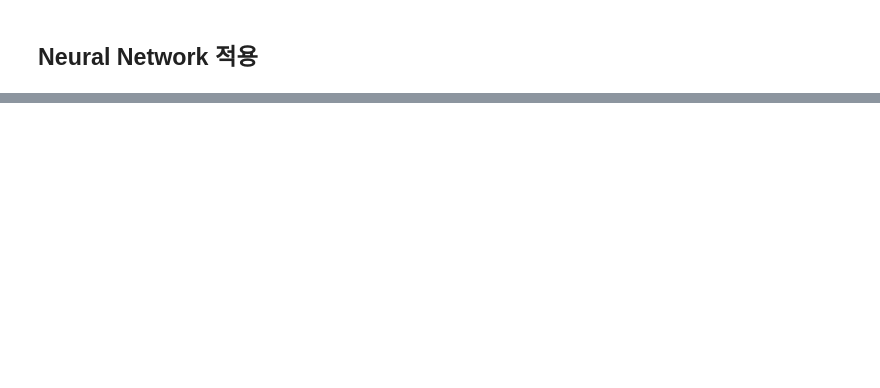
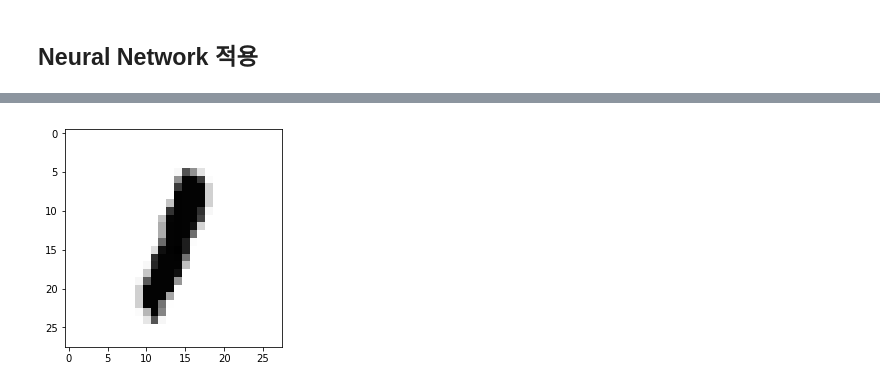
Before and after one commit to yoonyoungkim/DeepLearningZeroToAllBySungKim, a Jupyter notebook: Section09. lab 09-1_XOR을 위한 텐스플로우 딥넷트웍 (new).ipynb, the cells around one changed output, grey strips where cells are left out. Drawn from its saved outputs; the diff is of its cells as text; code cells hidden in the pictures; blank space fills up the shorter version.

```diff
--- a/Section09. lab 09-1_XOR을 위한 텐스플로우 딥넷트웍 (new).ipynb
+++ b/Section09. lab 09-1_XOR을 위한 텐스플로우 딥넷트웍 (new).ipynb
@@ -107,19 +115,23 @@ Accuracy:  1.0
 # %%
-x_data = np.array([[0, 0], [0, 1], [1, 0], [1, 1]])
-y_data = np.array([[0], [1], [1], [0]])
+x_data = np.array([[0, 0], [0, 1], [1, 0], [1, 1]], dtype=np.float32)
+y_data = np.array([[0], [1], [1], [0]], dtype=np.float32)
 
 X = tf.placeholder(tf.float32)
 Y = tf.placeholder(tf.float32)
+
+# layer1
 W1 = tf.Variable(tf.random_normal([2, 10]), name='weight1')
 b1 = tf.Variable(tf.random_normal([10]), name='bias1')
 layer1 = tf.sigmoid(tf.matmul(X, W1) + b1)
 
+# layer2 - hypothesis
 W2 = tf.Variable(tf.random_normal([10, 1]), name='weight2')
 b2 = tf.Variable(tf.random_normal([1]), name='bias2')
-# hypothersis - sigmoid function
 hypothesis = tf.sigmoid(tf.matmul(layer1, W2) + b2)
+
 # cost
 cost = -tf.reduce_mean(Y*tf.log(hypothesis) + (1-Y)*tf.log(1-hypothesis))
+
 # minimize cost
 optimizer = tf.train.GradientDescentOptimizer(learning_rate=0.1)
 train = optimizer.minimize(cost)
@@ -133,7 +145,7 @@ with tf.Session() as sess:
     for step in range(10001):
         sess.run(train, feed_dict={X: x_data, Y: y_data})
         if step%100 == 0:
-            print(step, sess.run(cost, feed_dict={X: x_data, Y: y_data}), sess.run(W))
+            print(step, sess.run(cost, feed_dict={X: x_data, Y: y_data}), sess.run([W1, W2]))
     h, c, a = sess.run([hypothesis, predicted, accuracy], feed_dict={X: x_data, Y: y_data})
     print('\nhypothesis: ', h, '\nCorrect: ', c, "\nAccuracy: ", a)
 # %% [output]
@@ -196,0 +238,68 @@ with tf.Session() as sess:
+# %%
+import tensorflow as tf
+import matplotlib.pyplot as plt
+import random
+
+# MNIST Dataset 가져오기
+from tensorflow.examples.tutorials.mnist import input_data
+mnist = input_data.read_data_sets("MNIST_data/", one_hot=True)
+
+# shape = 28 * 28
+nb_classes = 10
+X = tf.placeholder(tf.float32, [None, 784])
+Y = tf.placeholder(tf.float32, [None, nb_classes])
+
+# layer1
+W1 = tf.Variable(tf.random_normal([784, 100]), name='weight1')
+b1 = tf.Variable(tf.random_normal([100]), name='bias1')
+layer1 = tf.nn.relu(tf.matmul(X, W1) + b1)
+
+# layer2
+W2 = tf.Variable(tf.random_normal([100, 100]), name='weight2')
+b2 = tf.Variable(tf.random_normal([100]), name='bias2')
+layer2 = tf.nn.relu(tf.matmul(layer1, W2) + b2)
+
+# layer3
+W3 = tf.Variable(tf.random_normal([100, 100]), name='weight3')
+b3 = tf.Variable(tf.random_normal([100]), name='bias3')
+layer3 = tf.nn.relu(tf.matmul(layer2, W3) + b3)
+
+# hypothesis
+W4 = tf.Variable(tf.random_normal([100, nb_classes]), name='weight4')
+b4 = tf.Variable(tf.random_normal([nb_classes]), name='bias4')
+hypothesis = tf.nn.softmax(tf.matmul(layer3, W4) + b4)
+
+# cost
+cost = tf.reduce_mean(-tf.reduce_sum(Y*tf.log(hypothesis), axis=1))
+# minimize
+optimizer = tf.train.GradientDescentOptimizer(learning_rate=0.1)
+train = optimizer.minimize(cost)
+
+# measure
+predicted = tf.argmax(hypothesis, 1)
+is_correct = tf.equal(predicted, tf.argmax(Y, 1)) # 에측값이 참이면 True, 아니면 False
+accuracy = tf.reduce_mean(tf.cast(is_correct, tf.float32))
+
+# batch로 작업
+training_epochs = 15 # 전체 데이터 셋을 모두 한번씩 학습시키는 것을 1 epoch이라고 한다
+batch_size = 100 # 한번에 읽어들일 사이즈
+
+with tf.Session() as sess:
+    sess.run(tf.global_variables_initializer())
+    for epoch in range(training_epochs):
+        avg_cost= 0
+        total_batch = int(mnist.train.num_examples / batch_size)
+        for i in range(total_batch):
+            batch_xs, batch_ys = mnist.train.next_batch(batch_size)
+            c, _ = sess.run([cost, train], feed_dict={X: batch_xs, Y: batch_ys})
+            avg_cost += c/total_batch
+        print('Epoch: ', epoch+1, 'cost: ', avg_cost)
+    print("Accuracy: ", accuracy.eval(session=sess, feed_dict={X: mnist.test.images, Y: mnist.test.labels}))
+
+    # image
+    r = random.randint(0, mnist.test.num_examples -1)
+    print("Label: ", sess.run(tf.argmax(mnist.test.labels[r:r+1], 1)))
+    print("Prediction: ", sess.run(tf.argmax(hypothesis, 1), feed_dict={X: mnist.test.images[r: r+1]}))
+    plt.imshow(mnist.test.images[r:r+1].reshape(28, 28), cmap='Greys', interpolation='nearest')
+    plt.show()
+# %% [output]
@@ -196,0 +323 @@ with tf.Session() as sess:
+[figure, added]
```
Also changed, not shown: parts of 11 cells of this notebook, 44 other files.
